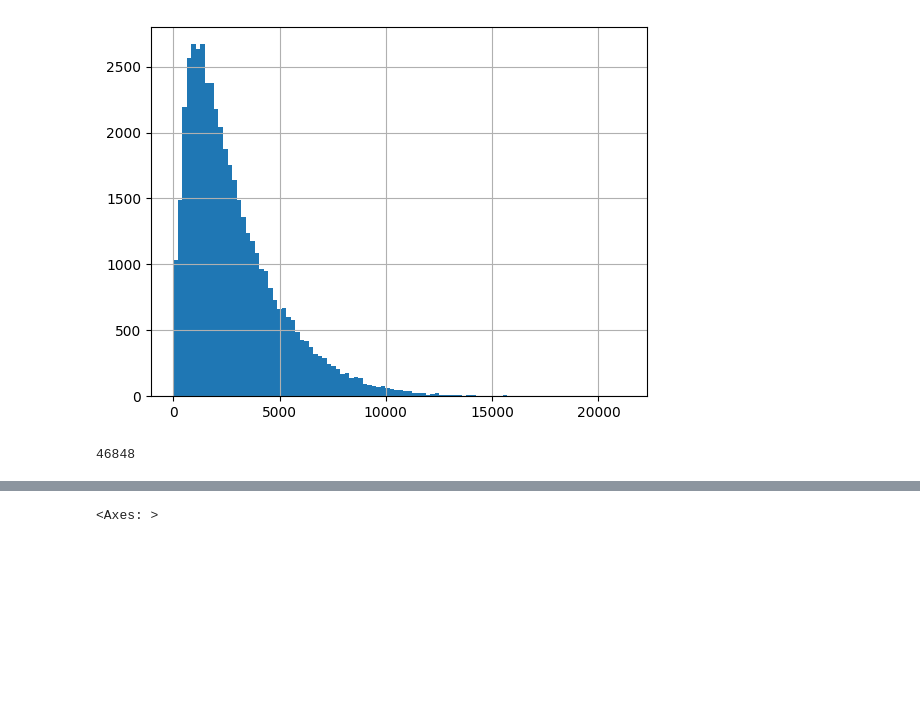
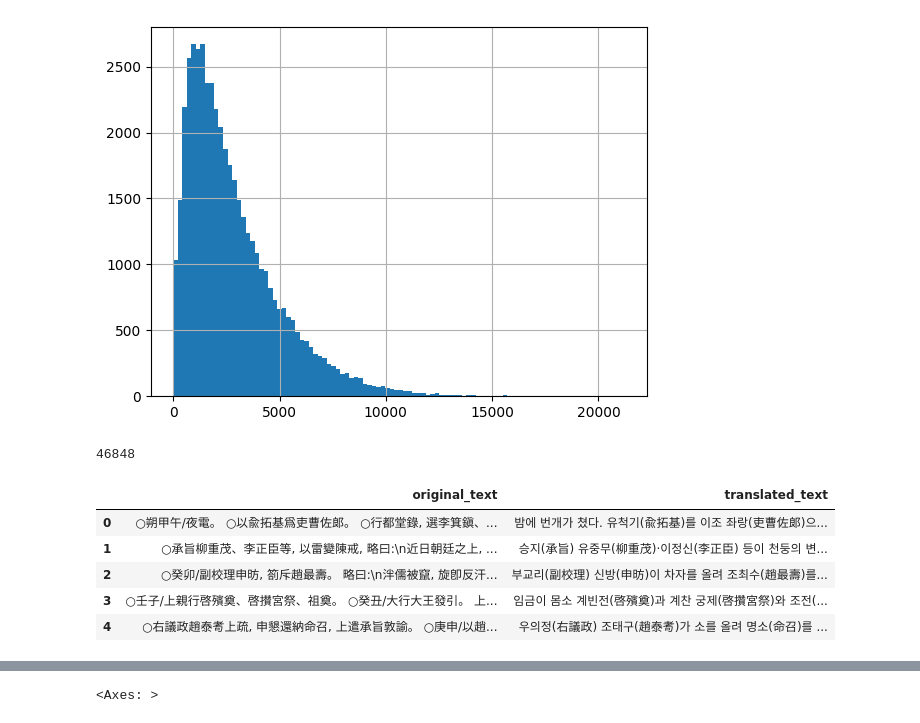
Before and after one commit to SOL1archive/ancient-document-LLM, a Jupyter notebook: data-view.ipynb, the cells around one changed output, grey strips where cells are left out. Drawn from its saved outputs; the diff is of its cells as text; code cells hidden in the pictures; blank space fills up the shorter version.

```diff
--- a/data-view.ipynb
+++ b/data-view.ipynb
@@ -253,6 +253,16 @@ long_form_df['translated_text'].str.len().hist(bins=100)
 len(long_form_df)
 # %% [output]
 46848
+# %%
+long_form_df = long_form_df.drop(columns=['king', 'year', 'month', 'entry_order_grouped'])
+long_form_df.head()
+# %% [output]
+|  | original_text | translated_text |
+| 0 | ○朔甲午/夜電。 ○以兪拓基爲吏曹佐郞。 ○行都堂錄, 選李箕鎭、... | 밤에 번개가 쳤다. 유척기(兪拓基)를 이조 좌랑(吏曹佐郞)으... |
+| 1 | ○承旨柳重茂、李正臣等, 以雷變陳戒, 略曰:\n近日朝廷之上, ... | 승지(承旨) 유중무(柳重茂)·이정신(李正臣) 등이 천둥의 변... |
+| 2 | ○癸卯/副校理申昉, 箚斥趙最壽。 略曰:\n泮儒被竄, 旋卽反汗... | 부교리(副校理) 신방(申昉)이 차자를 올려 조최수(趙最壽)를... |
+| 3 | ○壬子/上親行啓殯奠、啓攅宮祭、祖奠。 ○癸丑/大行大王發引。 上... | 임금이 몸소 계빈전(啓殯奠)과 계찬 궁제(啓攢宮祭)와 조전(... |
+| 4 | ○右議政趙泰耉上疏, 申懇還納命召, 上遣承旨敦諭。 ○庚申/以趙... | 우의정(右議政) 조태구(趙泰耉)가 소를 올려 명소(命召)를 ... |
 # %%
 original_text_max_length = 2_000
 translated_text_max_length = 8_000
```
Also changed, not shown: parts of 2 cells of this notebook, 3 other files.
